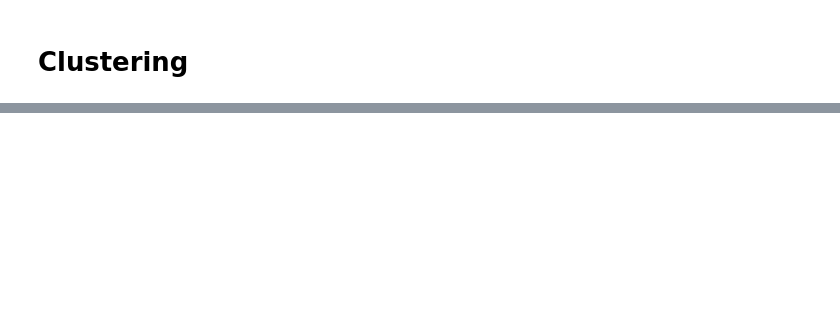
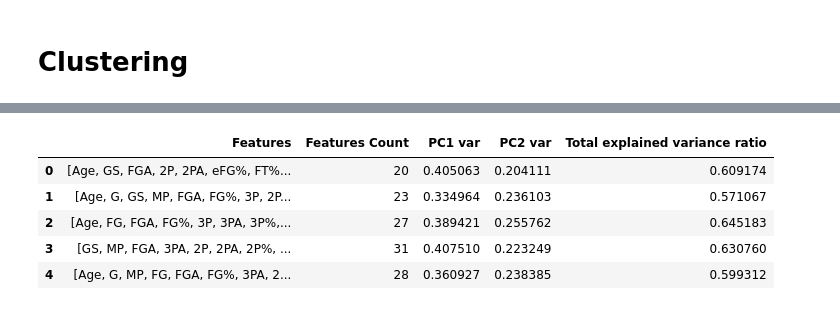
Before and after one commit to mibrahimfm/NBA-analysis, a Jupyter notebook: PlayerDimensionality.ipynb, the cells around one changed output, grey strips where cells are left out. Cells and saved outputs as stored; diff of their text form; code cells hidden in the pictures; blank space fills up the shorter version.

```diff
--- a/PlayerDimensionality.ipynb
+++ b/PlayerDimensionality.ipynb
@@ -105,0 +98,35 @@ finalDf[finalDf["Cluster"] == 1]
+# %%
+def run_random_pca(df, non_feature_cols, target):
+    features = df.loc[:, ~df.columns.isin(non_feature_cols)]
+    random_selector = np.random.choice(a=[False, True], size=len(features.columns), p=[.5, .5])
+    random_features_df = features.loc[:, random_selector]
+    selected_features = list(random_features_df.columns)
+    random_features = random_features_df.values
+    random_features = StandardScaler().fit_transform(random_features)
+
+    pca = PCA(2)
+    components = pca.fit_transform(random_features)
+    components_df = pd.DataFrame(data=components, columns=["PC1", "PC2"])
+    components_df = pd.concat([components_df, df[target]], axis=1)
+    var = pca.explained_variance_ratio_
+    return components_df, [selected_features, len(selected_features), var[0], var[1], sum(var)]
+# %%
+PCAs = pd.DataFrame(columns=["Features", "Features Count", "PC1 var", "PC2 var", "Total explained variance ratio"])
+# %%
+for i in range(10**5):
+    df, pca_stats = run_random_pca(player_data, ["Player", "Pos", "Tm"], ["Player", "Pos"])
+    pca_row = {'Features': pca_stats[0],
+               'Features Count': pca_stats[1],
+               'PC1 var': pca_stats[2],
+               'PC2 var': pca_stats[3],
+               'Total explained variance ratio': pca_stats[4]}
+    PCAs = PCAs.append(pca_row, ignore_index=True)
+# %%
+PCAs.head()
+# %% [output]
+|  | Features | Features Count | PC1 var | PC2 var | Total explained variance ratio |
+| 0 | [Age, GS, FGA, 2P, 2PA, eFG%, FT%... | 20 | 0.405063 | 0.204111 | 0.609174 |
+| 1 | [Age, G, GS, MP, FGA, FG%, 3P, 2P... | 23 | 0.334964 | 0.236103 | 0.571067 |
+| 2 | [Age, FG, FGA, FG%, 3P, 3PA, 3P%,... | 27 | 0.389421 | 0.255762 | 0.645183 |
+| 3 | [GS, MP, FGA, 3PA, 2P, 2PA, 2P%, ... | 31 | 0.407510 | 0.223249 | 0.630760 |
+| 4 | [Age, G, MP, FG, FGA, FG%, 3PA, 2... | 28 | 0.360927 | 0.238385 | 0.599312 |
```
Also changed, not shown: parts of 13 cells of this notebook, 2 other files.
